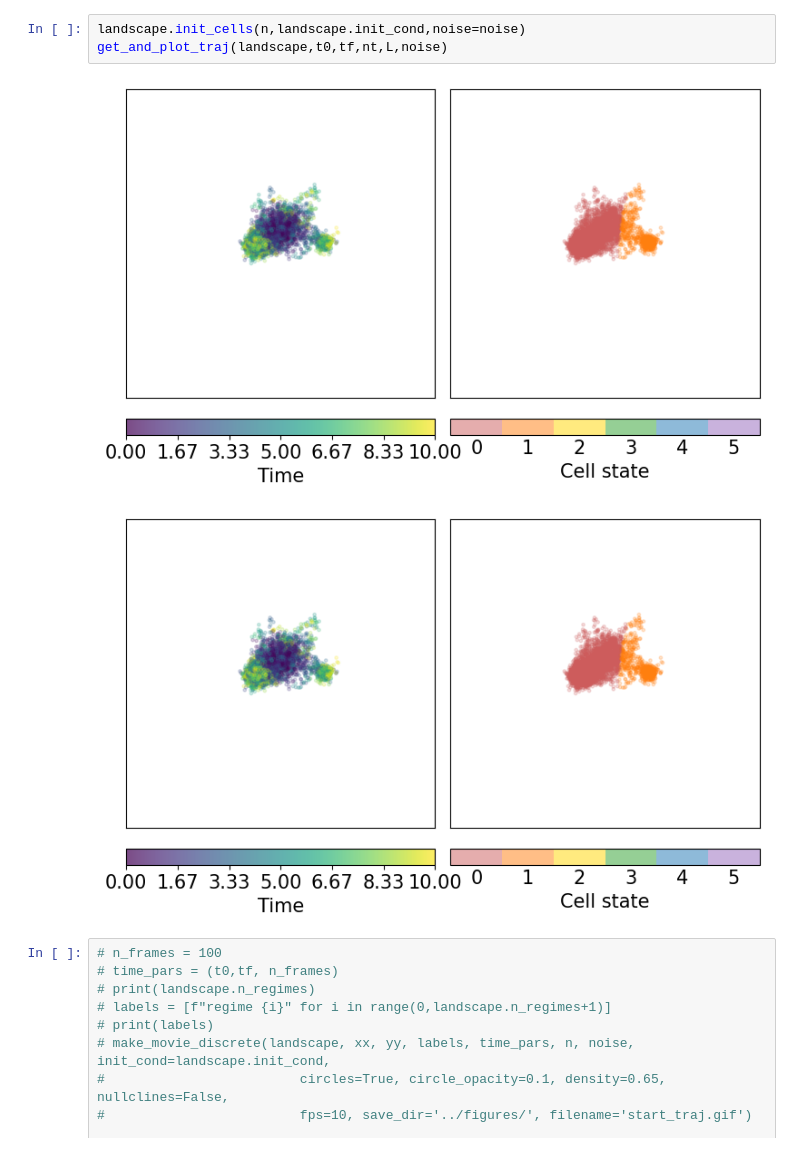
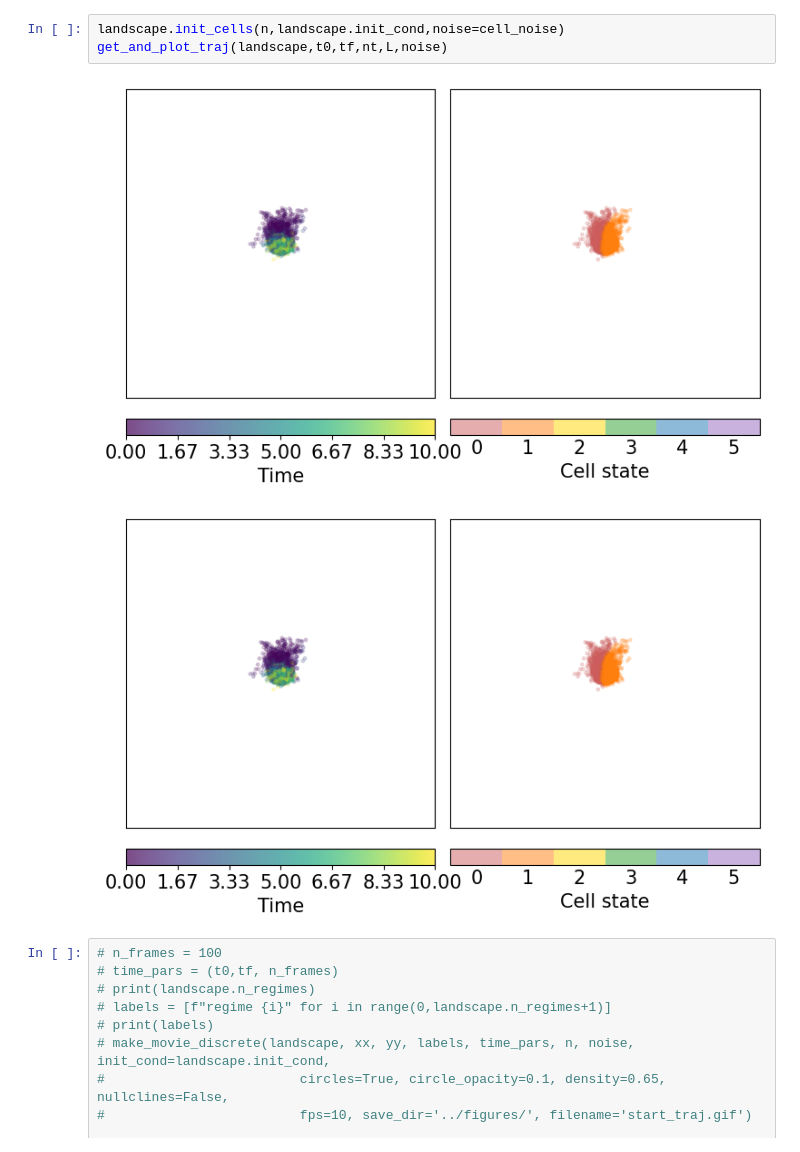
Before and after one commit to victoria-mochulska/evoscape, a Jupyter notebook: examples/example_basics_pytree.ipynb, the cells around one changed output. Cells and saved outputs as stored; diff of their text form.

```diff
--- a/examples/example_basics_pytree.ipynb
+++ b/examples/example_basics_pytree.ipynb
@@ -82,9 +119,9 @@ fig = visualize_landscape(landscape, xx, yy, regime=0, color_scheme='fp_types')
 # %%
-landscape.init_cells(n,landscape.init_cond,noise=noise)
+landscape.init_cells(n,landscape.init_cond,noise=cell_noise)
 get_and_plot_traj(landscape,t0,tf,nt,L,noise)
 # %% [output]
-[figure, old version]
+[figure, new version]
-[figure, old version]
+[figure, new version]
 # %%
 # n_frames = 100
 # time_pars = (t0,tf, n_frames)
```
Also changed, not shown: parts of 12 cells of this notebook, 1 other file.
